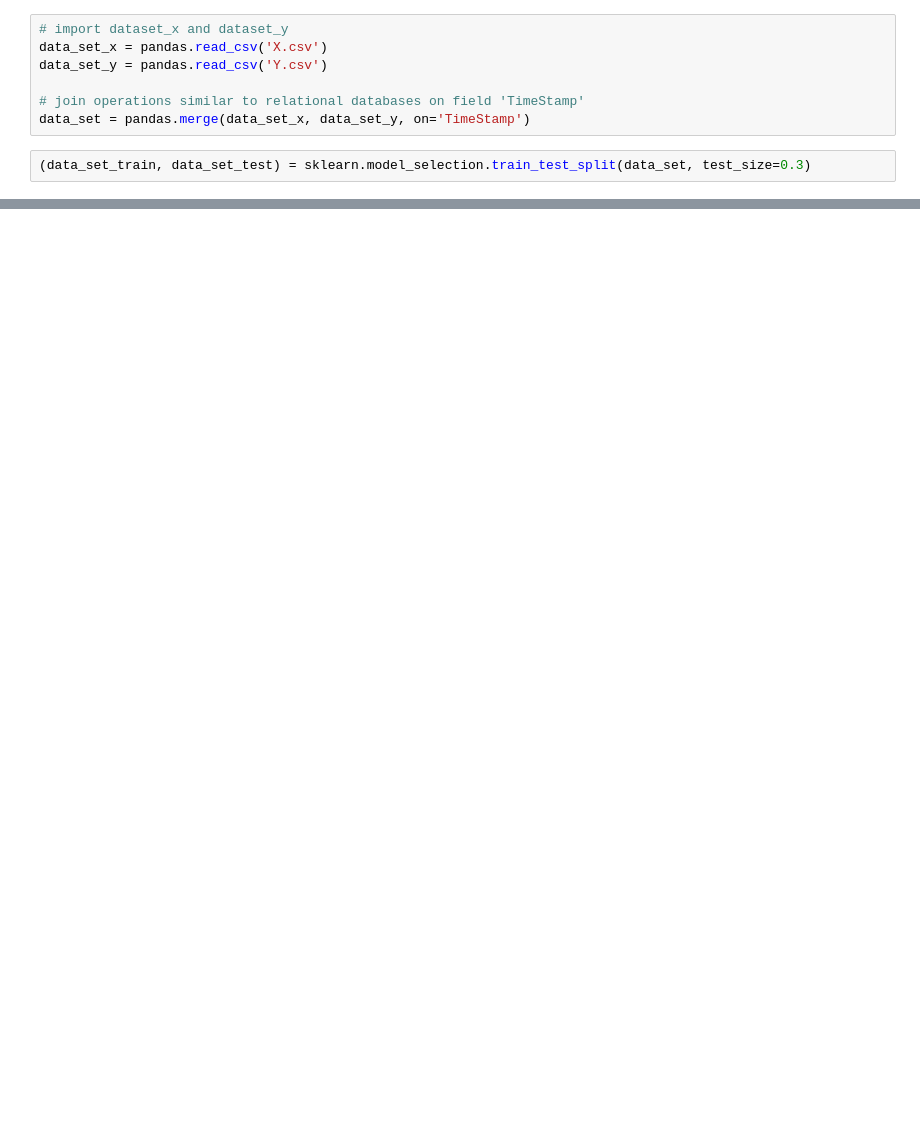
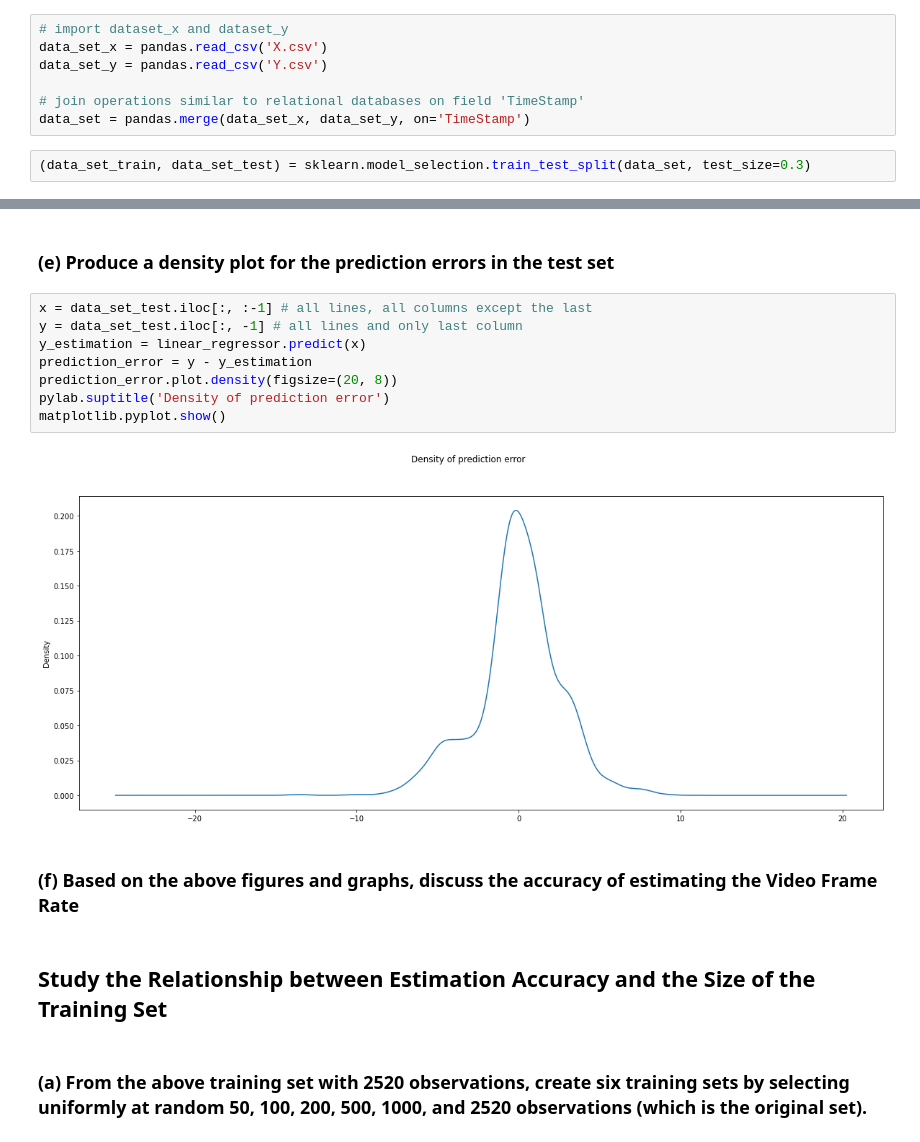
Before and after one commit to HugoGustavo/sla-machine-learning, a Jupyter notebook: Task II - Estimating Service Metrics from Device Statistics.ipynb, the cells around one changed output, grey strips where cells are left out. Drawn from its saved outputs; the diff is of its cells as text; blank space fills up the shorter version.

```diff
--- a/Task II - Estimating Service Metrics from Device Statistics.ipynb
+++ b/Task II - Estimating Service Metrics from Device Statistics.ipynb
@@ -40,0 +101,18 @@ The coefficients of our model M is [-1.62269693e-03 -9.41774587e-02  8.35119258e
+# %% [markdown]
+### (e) Produce a density plot for the prediction errors in the test set
+# %%
+x = data_set_test.iloc[:, :-1] # all lines, all columns except the last
+y = data_set_test.iloc[:, -1] # all lines and only last column
+y_estimation = linear_regressor.predict(x)
+prediction_error = y - y_estimation
+prediction_error.plot.density(figsize=(20, 8))
+pylab.suptitle('Density of prediction error')
+matplotlib.pyplot.show()
+# %% [output]
+[figure, added]
+# %% [markdown]
+### (f) Based on the above ﬁgures and graphs, discuss the accuracy of estimating the Video Frame Rate
+# %% [markdown]
+## Study the Relationship between Estimation Accuracy and the Size of the Training Set
+# %% [markdown]
+### (a)  From the above training set with 2520 observations, create six training sets by selecting uniformly at random 50, 100, 200, 500, 1000, and 2520 observations (which is the original set).
```
Also changed, not shown: parts of 37 cells of this notebook.
